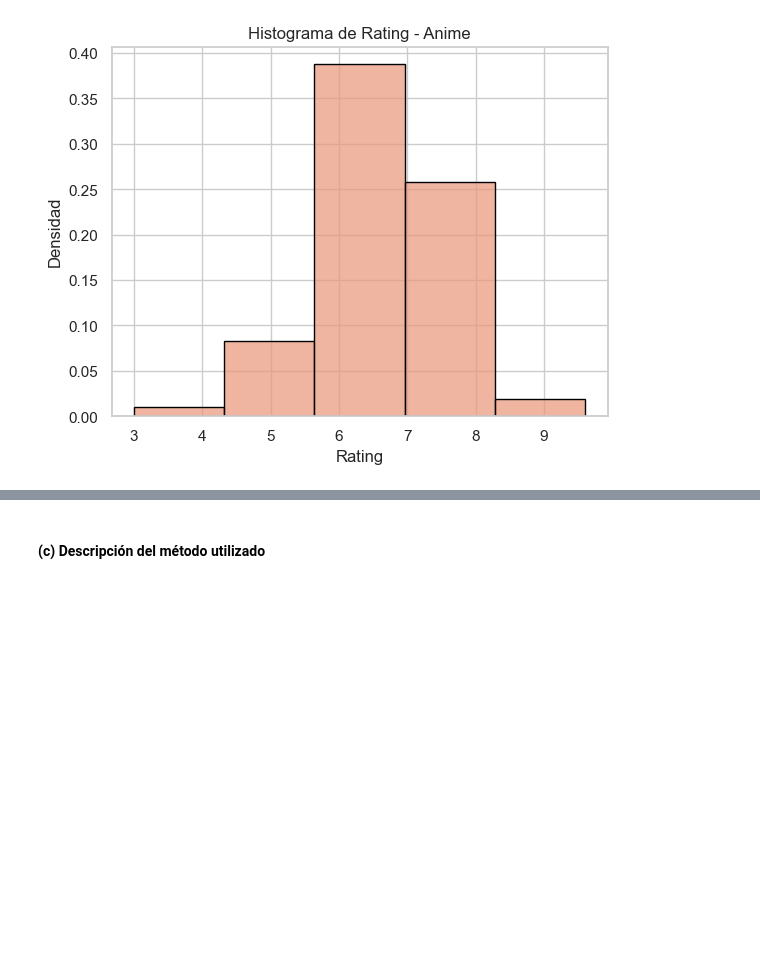
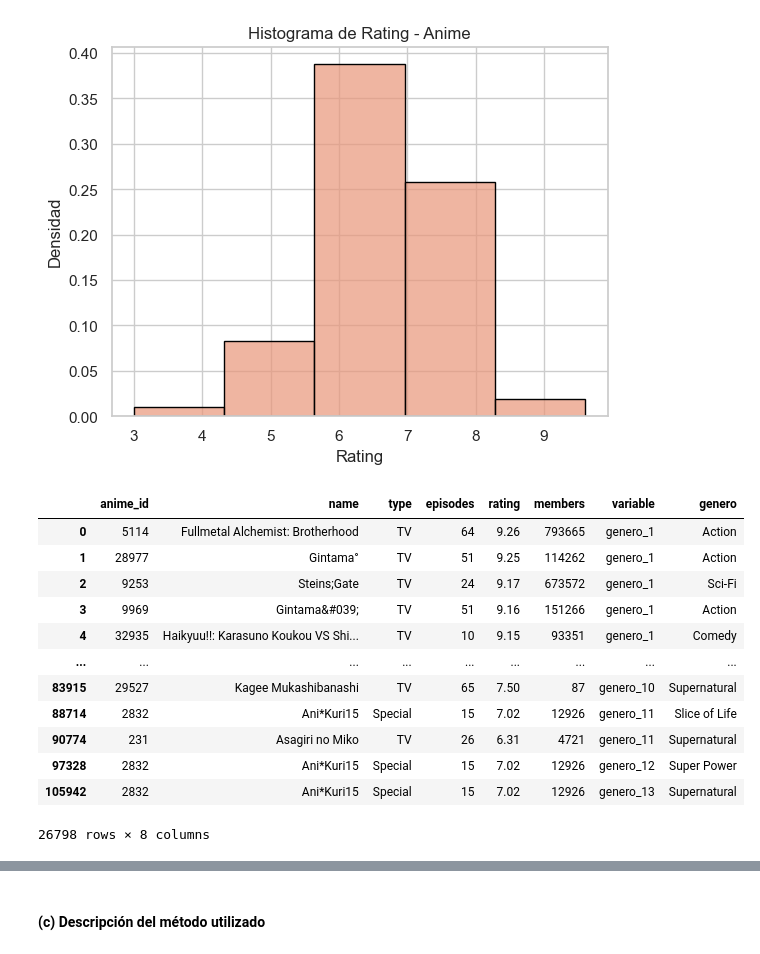
Before and after one commit to ffvilca/topicos_tarea-1, a Jupyter notebook: notebook.ipynb, the cells around one changed output, grey strips where cells are left out. Cells and saved outputs as stored; diff of their text form; code cells hidden in the pictures; blank space fills up the shorter version.

```diff
--- a/notebook.ipynb
+++ b/notebook.ipynb
@@ -230,3 +261,26 @@ plt.title('Histograma de Rating - Anime')
 # %% [output]
 Text(0.5, 1.0, 'Histograma de Rating - Anime')
 [figure]
+# %%
+df_melted = data.melt(id_vars=["anime_id", "name", "type", "episodes", "rating", "members"],
+                    value_vars=["genero_1", "genero_2", "genero_3", "genero_4", "genero_5",
+                                "genero_6", "genero_7", "genero_8", "genero_9", "genero_10",
+                                "genero_11", "genero_12", "genero_13"],
+                    value_name="genero")
+df_melted = df_melted.dropna(subset=["genero"])
+df_melted["genero"] = df_melted["genero"].str.lstrip()
+df_melted
+# %% [output]
+|  | anime_id | name | type | episodes | rating | members | variable | genero |
+| 0 | 5114 | Fullmetal Alchemist: Brotherhood | TV | 64 | 9.26 | 793665 | genero_1 | Action |
+| 1 | 28977 | Gintama° | TV | 51 | 9.25 | 114262 | genero_1 | Action |
+| 2 | 9253 | Steins;Gate | TV | 24 | 9.17 | 673572 | genero_1 | Sci-Fi |
+| 3 | 9969 | Gintama&#039; | TV | 51 | 9.16 | 151266 | genero_1 | Action |
+| 4 | 32935 | Haikyuu!!: Karasuno Koukou VS Shi... | TV | 10 | 9.15 | 93351 | genero_1 | Comedy |
+| ... | ... | ... | ... | ... | ... | ... | ... | ... |
+| 83915 | 29527 | Kagee Mukashibanashi | TV | 65 | 7.50 | 87 | genero_10 | Supernatural |
+| 88714 | 2832 | Ani*Kuri15 | Special | 15 | 7.02 | 12926 | genero_11 | Slice of Life |
+| 90774 | 231 | Asagiri no Miko | TV | 26 | 6.31 | 4721 | genero_11 | Supernatural |
+| 97328 | 2832 | Ani*Kuri15 | Special | 15 | 7.02 | 12926 | genero_12 | Super Power |
+| 105942 | 2832 | Ani*Kuri15 | Special | 15 | 7.02 | 12926 | genero_13 | Supernatural |
+26798 rows × 8 columns
```
Also changed, not shown: parts of 6 cells of this notebook, 1 other file.
